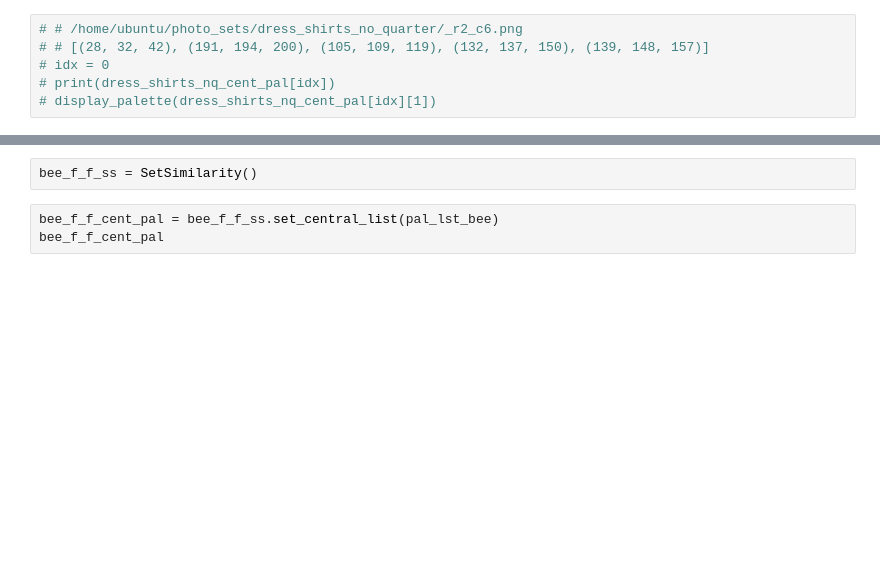
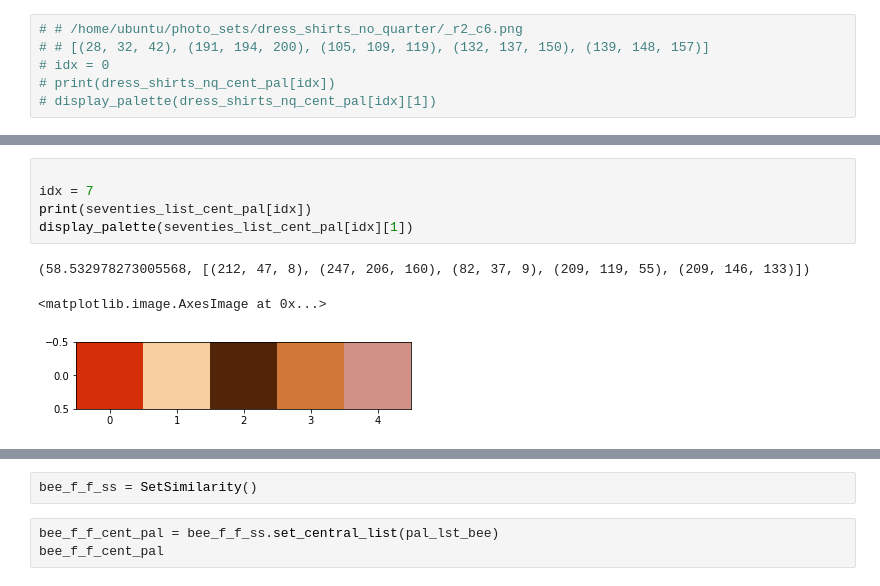
Before and after one commit to TaylorDiego/color_trend_analysis, a Jupyter notebook: notebook/color_quantization.ipynb, the cells around one changed output, grey strips where cells are left out. Cells and saved outputs as stored; diff of their text form; blank space fills up the shorter version.

```diff
--- a/notebook/color_quantization.ipynb
+++ b/notebook/color_quantization.ipynb
@@ -462,0 +488,9 @@ display_palette(seventies_list_cent_pal[idx][1])
+# %%
+
+idx = 7
+print(seventies_list_cent_pal[idx])
+display_palette(seventies_list_cent_pal[idx][1])
+# %% [output]
+(58.532978273005568, [(212, 47, 8), (247, 206, 160), (82, 37, 9), (209, 119, 55), (209, 146, 133)])
+<matplotlib.image.AxesImage at 0x...>
+[figure, added]
```
Also changed, not shown: parts of 39 cells of this notebook.
